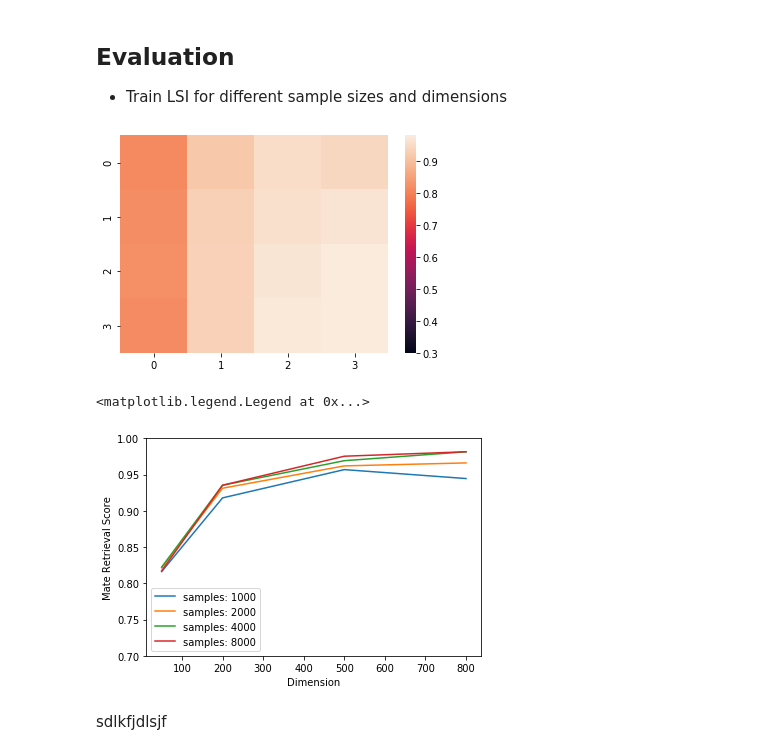
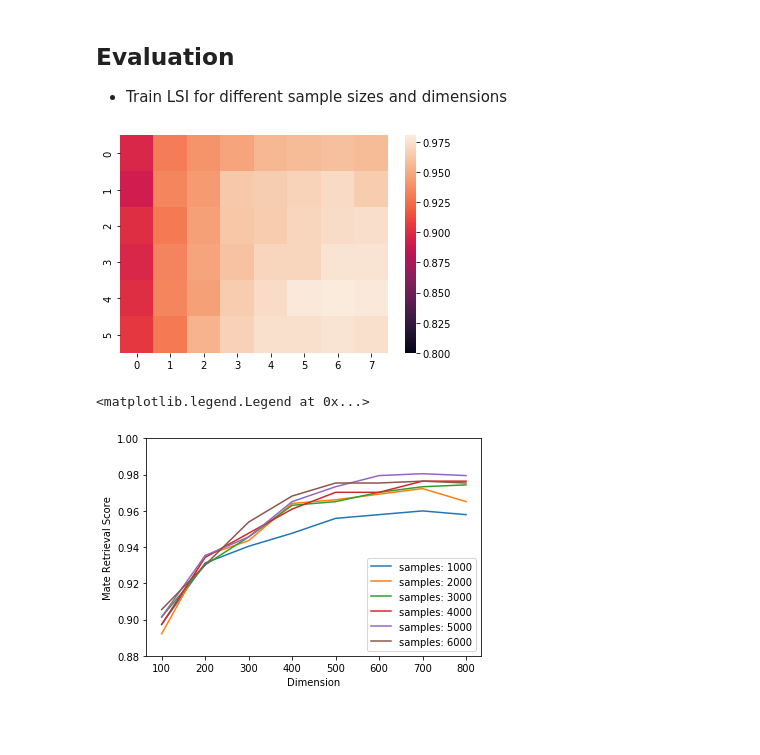
Before and after one commit to marc-lenz/thesis_code, a Jupyter notebook: Training and Experiments.ipynb, the cells around one changed output. Cells and saved outputs as stored; diff of their text form; code cells hidden in the pictures; blank space fills up the shorter version.

Commit message:
ran notebook on more samples, started SLT

```diff
--- a/Training and Experiments.ipynb
+++ b/Training and Experiments.ipynb
@@ -34,8 +51,8 @@ from Utils import dict_combinations
 from Utils import Vector_Lsi_Model, LCA_Model
 import random
 
-sample_sizes = [1000, 2000, 4000, 8000]
-dimensions = [50, 200, 500, 800]
+sample_sizes = [1000, 2000, 3000, 4000, 5000, 6000]
+dimensions = [100, 200, 300, 400, 500, 600, 700, 800]
 
 #Creates List of Parameter Dictonaries
 lsi_model_params = dict_combinations({"sample_size": sample_sizes,
@@ -73,12 +90,12 @@ for lca_model in lca_models:
 # %%
 import numpy as np
 import seaborn as sns
 
 
 score_matrix = np.asarray(scores).reshape(len(sample_sizes),len(dimensions))
-ax = sns.heatmap(score_matrix, vmin=0.3)
+ax = sns.heatmap(score_matrix, vmin=0.8)
 # %% [output]
-[figure, old version]
+[figure, new version]
 # %%
 import matplotlib.pyplot as plt
 
@@ -86,10 +103,8 @@ for k in range(len(sample_sizes)):
     plt.plot(dimensions,score_matrix[k], label="samples: "+str(sample_sizes[k]))
 plt.xlabel("Dimension")
 plt.ylabel("Mate Retrieval Score")
-plt.ylim((0.7,1))
+plt.ylim((0.88,1))
 plt.legend()
 # %% [output]
 <matplotlib.legend.Legend at 0x...>
-[figure, old version]
+[figure, new version]
-# %% [markdown]
-sdlkfjdlsjf
```
Also changed, not shown: parts of 6 cells of this notebook.
